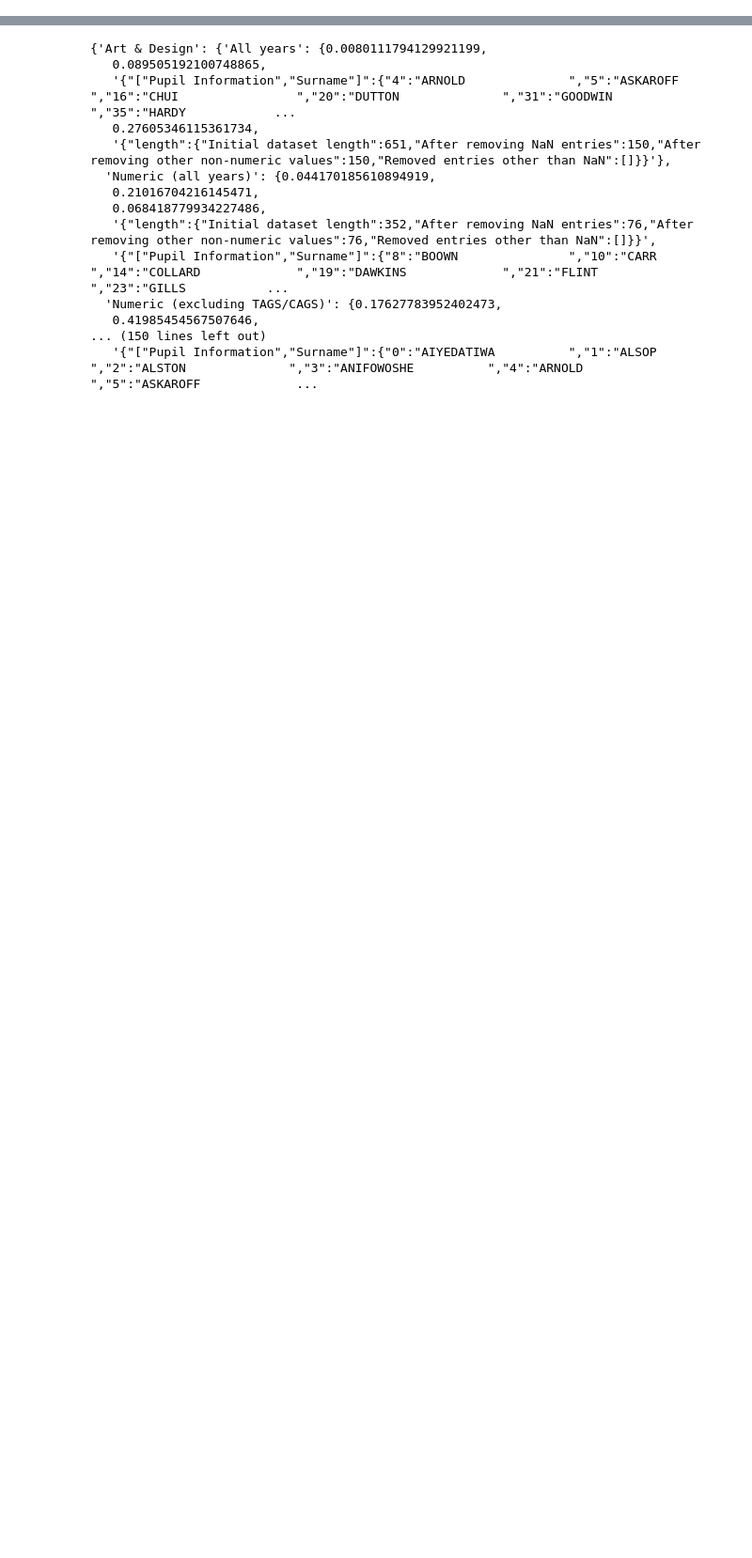
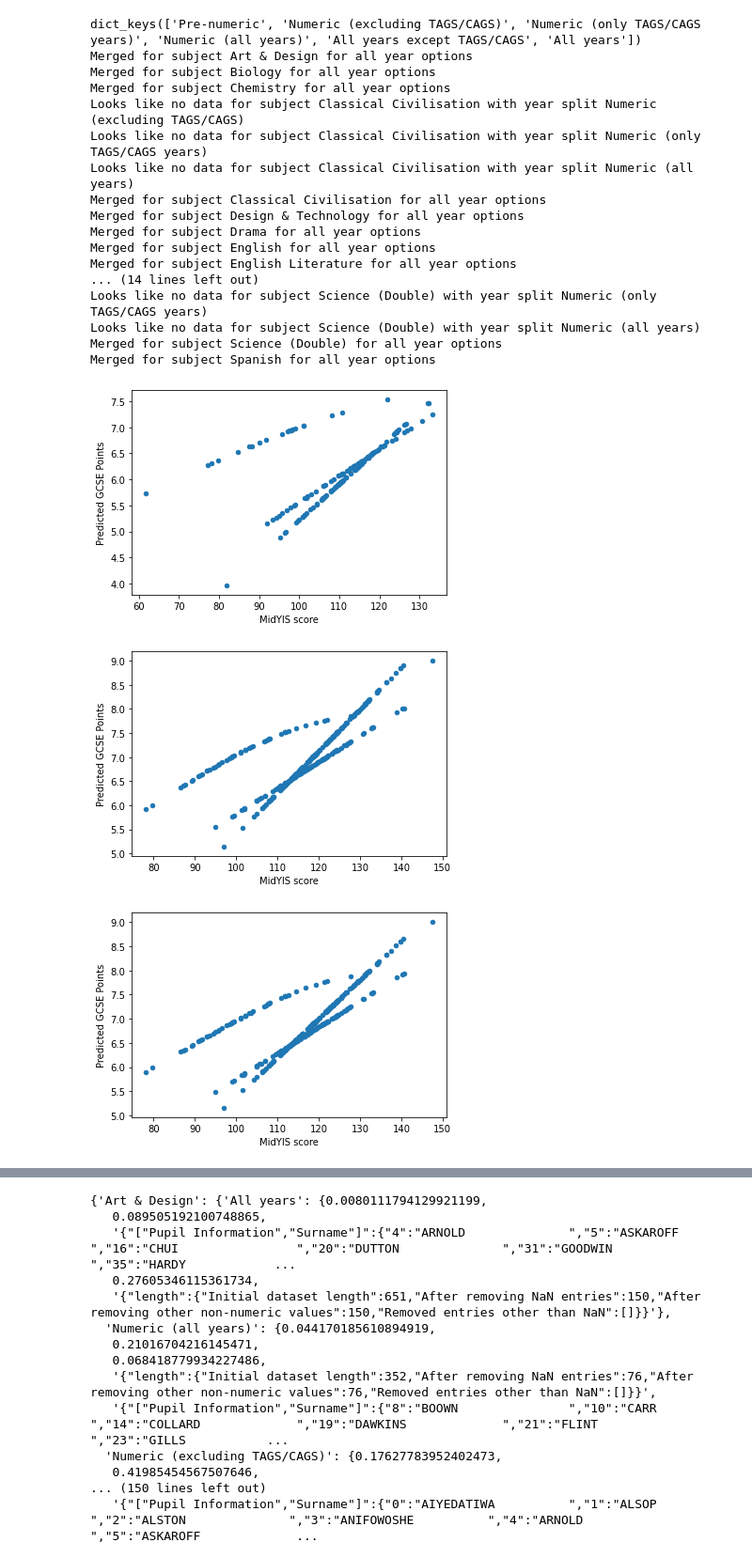
Before and after one commit to owenldennis/EC_data, a Jupyter notebook: src/MidYIS data analysis.ipynb, the cells around one changed output, grey strips where cells are left out. Shown at 94% size. Cells and saved outputs as stored; diff of their text form; code cells hidden in the pictures; blank space fills up the shorter version.

Commit message:
A_levels_combined_with_GCSE

```diff
--- a/src/MidYIS data analysis.ipynb
+++ b/src/MidYIS data analysis.ipynb
@@ -29,7 +29,7 @@ year_selections = {"Pre-numeric" : ['Yr 9 2012_13', 'Yr 9 2013_14', 'Yr 9 2014_1
 all_results = {}
 linreg_results = {}
 corr_results = {}
-data_analysis.GCSE_on_midYIS_regression(verbose = 'True', subject = "Mathematics", criteria = "Actual GCSE Points")
+#data_analysis.GCSE_on_midYIS_regression(verbose = 'True', subject = "Mathematics", criteria = "Predicted GCSE Points")
 
 for subject in de.SUBJECTS:
     all_results[subject] = {}
@@ -44,6 +44,7 @@ for subject in de.SUBJECTS:
 
         all_results[subject][years_key] = data_analysis.GCSE_on_midYIS_regression(years = years, \
                                                                               subject = subject, criteria = 'Actual GCSE Points',
+                                                                              regression_tuple = 'Predicted GCSE Points',
                                                                               display_results = True, verbose = False)
         linreg_results[subject][years_key] = all_results[subject][years_key]['R2 score']
         corr_results[subject][years_key] = all_results[subject][years_key]['p value']
@@ -130,15 +103,73 @@ Removed entries other than NaN              []
 import data_analysis
 import pickle
 RESULTS_DIR = "C:/Users/owen/OneDrive - Eastbourne College/School analytics project/Results"
-OVERWRITE_RESULTS = False
+OVERWRITE_RESULTS = True
 
 df_corr = pd.DataFrame.from_dict(corr_results)
 df_linreg = pd.DataFrame.from_dict(linreg_results)
 
 if OVERWRITE_RESULTS:
-    df_corr.to_excel("{0}/GCSE to MidYIS correlation p values.xls".format(RESULTS_DIR))
-    df_linreg.to_excel("{0}/GCSE to MidYIS linear regression R2 scores.xls".format(RESULTS_DIR))
+    df_corr.to_excel("{0}/GCSE to CEM predictions correlation p values.xls".format(RESULTS_DIR))
+    df_linreg.to_excel("{0}/GCSE to CEM predictions linear regression R2 scores.xls".format(RESULTS_DIR))
     #display(t)
-    file = "{0}/GCSE_to_MIDYIS_full_output.pickle".format(RESULTS_DIR)
+    file = "{0}/GCSE_to_CEM_predictions_full_output.pickle".format(RESULTS_DIR)
     with open(file, 'wb') as f:
         pickle.dump(all_results, f)
+# %%
+# load stored raw results data files and process into format for powerBI
+
+import pickle
+import pandas as pd
+RESULTS_DIR = "C:/Users/owen/OneDrive - Eastbourne College/School analytics project/Results"
+actual_GCSE_scores_raw_results = "{0}/GCSE_to_MIDYIS_full_output.pickle".format(RESULTS_DIR)
+
+rows = []
+
+with open(actual_GCSE_scores_raw_results, 'rb') as f:
+    results = pd.read_pickle(f)
+    subjects = results.keys()
+    years = results['Mathematics'].keys()
+    print(years)
+    combined_dfs = []
+    for subject in subjects:
+        for year in years:
+            try:
+                pred_df = all_results[subject][year]['Raw data'][[('MidYIS', 'Overall Score'), (subject, 'Predicted GCSE Points')]]
+                pred_df.columns = ['MidYIS score', 'Predicted GCSE Points']
+                actual_df = results[subject][year]['Raw data'][[('MidYIS', 'Overall Score'), (subject, 'Actual GCSE Points')]]
+                actual_df.columns = ['MidYIS score', 'Actual GCSE Points']
+                combined_df = pd.merge(pred_df['Predicted GCSE Points'], actual_df, left_index = True, right_index = True)
+                if year == 'All years':
+                    combined_df['Year'] = 'All years (2012-19)'
+                else:
+                    combined_df['Year'] = year
+                combined_df['Subject'] = subject
+                combined_dfs.append(combined_df)
+            except TypeError:
+                print("Looks like no data for subject {0} with year split {1}".format(subject, year))
+
+        print("Merged for subject {0} for all year options".format(subject))
+        combined_df.plot.scatter('MidYIS score','Predicted GCSE Points')
+
+pd.concat(combined_dfs, ignore_index = True).to_excel("{0}/BI raw data for MidYIS regression with year options.xlsx".format(de.RESULTS_DIR))
+# %% [output]
+dict_keys(['Pre-numeric', 'Numeric (excluding TAGS/CAGS)', 'Numeric (only TAGS/CAGS years)', 'Numeric (all years)', 'All years except TAGS/CAGS', 'All years'])
+Merged for subject Art & Design for all year options
+Merged for subject Biology for all year options
+Merged for subject Chemistry for all year options
+Looks like no data for subject Classical Civilisation with year split Numeric (excluding TAGS/CAGS)
+Looks like no data for subject Classical Civilisation with year split Numeric (only TAGS/CAGS years)
+Looks like no data for subject Classical Civilisation with year split Numeric (all years)
+Merged for subject Classical Civilisation for all year options
+Merged for subject Design & Technology for all year options
+Merged for subject Drama for all year options
+Merged for subject English for all year options
+Merged for subject English Literature for all year options
+... (14 lines left out)
+Looks like no data for subject Science (Double) with year split Numeric (only TAGS/CAGS years)
+Looks like no data for subject Science (Double) with year split Numeric (all years)
+Merged for subject Science (Double) for all year options
+Merged for subject Spanish for all year options
+[figure, added]
+[figure, added]
+[figure, added]
```
Also changed, not shown: parts of 5 cells of this notebook, 4 other files.
